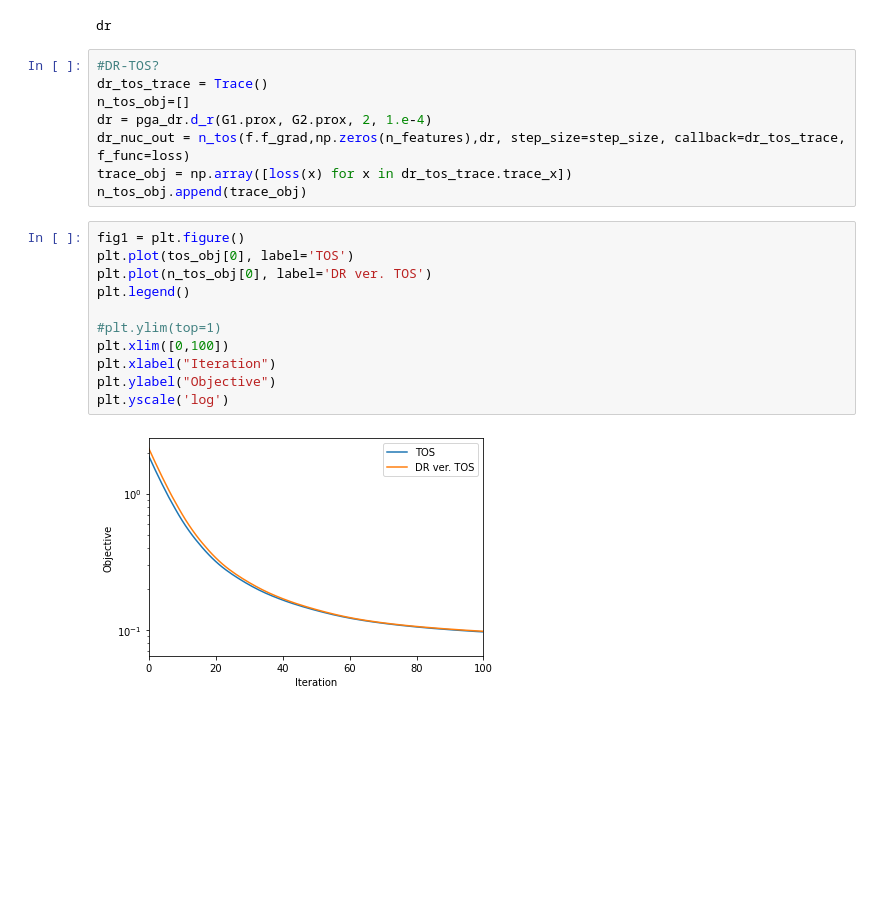
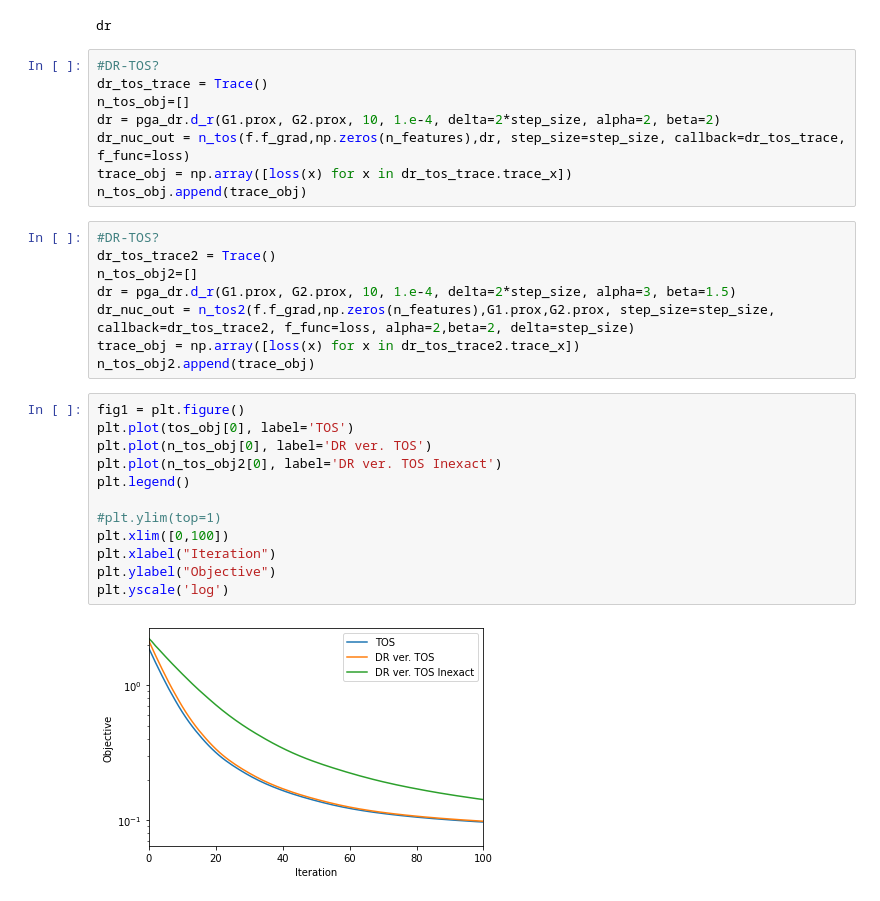
Before and after one commit to hansolsuh/aa_tos, a Jupyter notebook: AATOS.ipynb, the cells around one changed output. Saved outputs shown, nothing was run; the diff lists cells and outputs as text; blank space fills up the shorter version.

Commit message:
inexact

```diff
--- a/AATOS.ipynb
+++ b/AATOS.ipynb
@@ -820,20 +820,29 @@ dr
 #DR-TOS?
 dr_tos_trace = Trace()
 n_tos_obj=[]
-dr = pga_dr.d_r(G1.prox, G2.prox, 2, 1.e-4)
+dr = pga_dr.d_r(G1.prox, G2.prox, 10, 1.e-4, delta=2*step_size, alpha=2, beta=2)
 dr_nuc_out = n_tos(f.f_grad,np.zeros(n_features),dr, step_size=step_size, callback=dr_tos_trace, f_func=loss)
 trace_obj = np.array([loss(x) for x in dr_tos_trace.trace_x])
 n_tos_obj.append(trace_obj)
+# %%
+#DR-TOS?
+dr_tos_trace2 = Trace()
+n_tos_obj2=[]
+dr = pga_dr.d_r(G1.prox, G2.prox, 10, 1.e-4, delta=2*step_size, alpha=3, beta=1.5)
+dr_nuc_out = n_tos2(f.f_grad,np.zeros(n_features),G1.prox,G2.prox, step_size=step_size, callback=dr_tos_trace2, f_func=loss, alpha=2,beta=2, delta=step_size)
+trace_obj = np.array([loss(x) for x in dr_tos_trace2.trace_x])
+n_tos_obj2.append(trace_obj)
 # %%
 fig1 = plt.figure()
 plt.plot(tos_obj[0], label='TOS')
 plt.plot(n_tos_obj[0], label='DR ver. TOS')
+plt.plot(n_tos_obj2[0], label='DR ver. TOS Inexact')
 plt.legend()
 
 #plt.ylim(top=1)
 plt.xlim([0,100])
 plt.xlabel("Iteration")
 plt.ylabel("Objective")
 plt.yscale('log')
 # %% [output]
-[figure, old version]
+[figure, new version]
```
Also changed, not shown: parts of 2 cells of this notebook, 2 other files.
